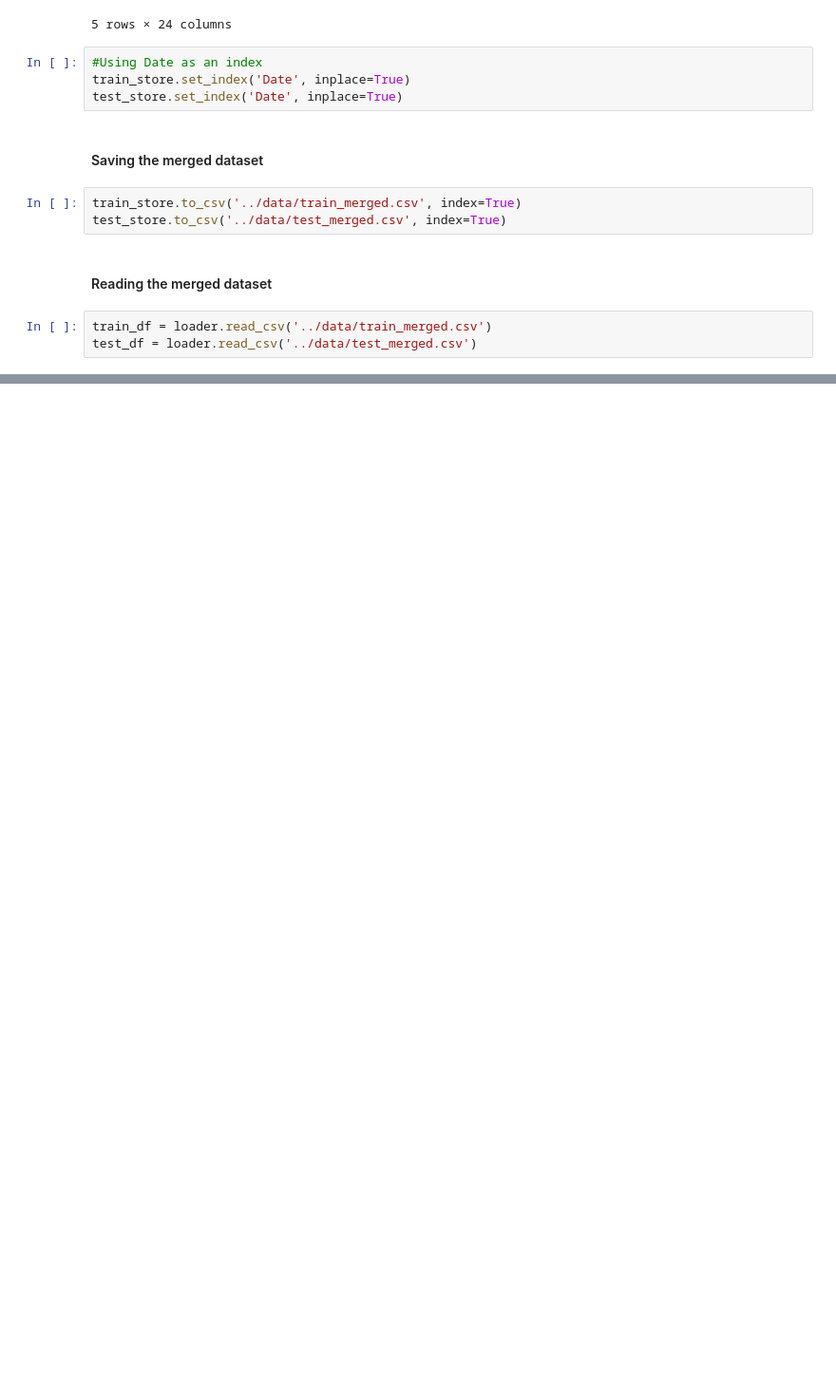
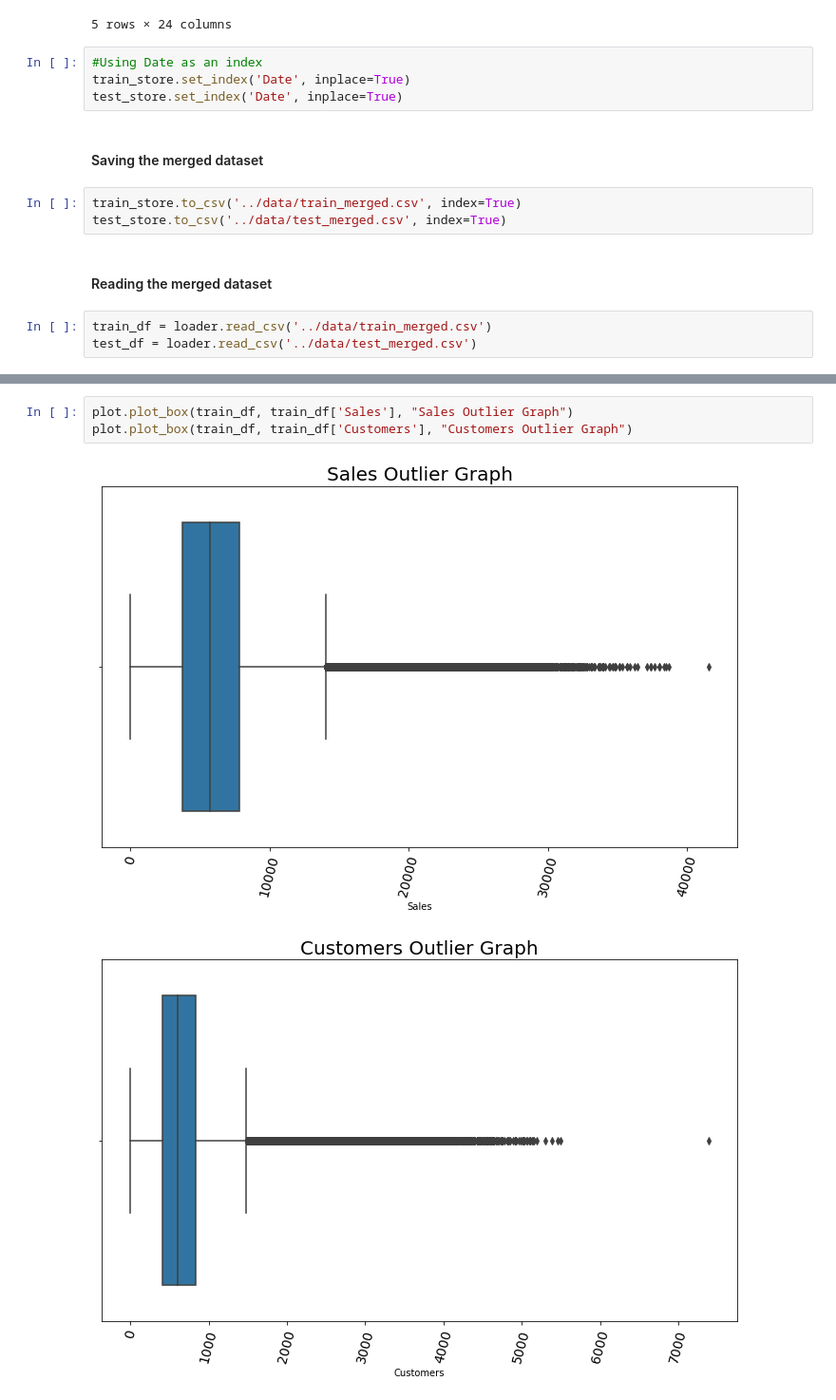
Before and after one commit to yonamg/Pharmaceutical-Sales-Prediction, a Jupyter notebook: notebook/Sales_Preprocessing.ipynb, the cells around one changed output, grey strips where cells are left out. Shown: that part at 95% size. Saved outputs shown, nothing was run; the diff lists cells and outputs as text; blank space fills up the shorter version.

Commit message:
Handling Outlier

```diff
--- a/notebook/Sales_Preprocessing.ipynb
+++ b/notebook/Sales_Preprocessing.ipynb
@@ -298,0 +322,6 @@ preprocess.get_missing_data_percentage(test_df)
+# %%
+plot.plot_box(train_df, train_df['Sales'], "Sales Outlier Graph")
+plot.plot_box(train_df, train_df['Customers'], "Customers Outlier Graph")
+# %% [output]
+[figure, added]
+[figure, added]
```
Also changed, not shown: parts of 34 cells of this notebook, 2 other files.
